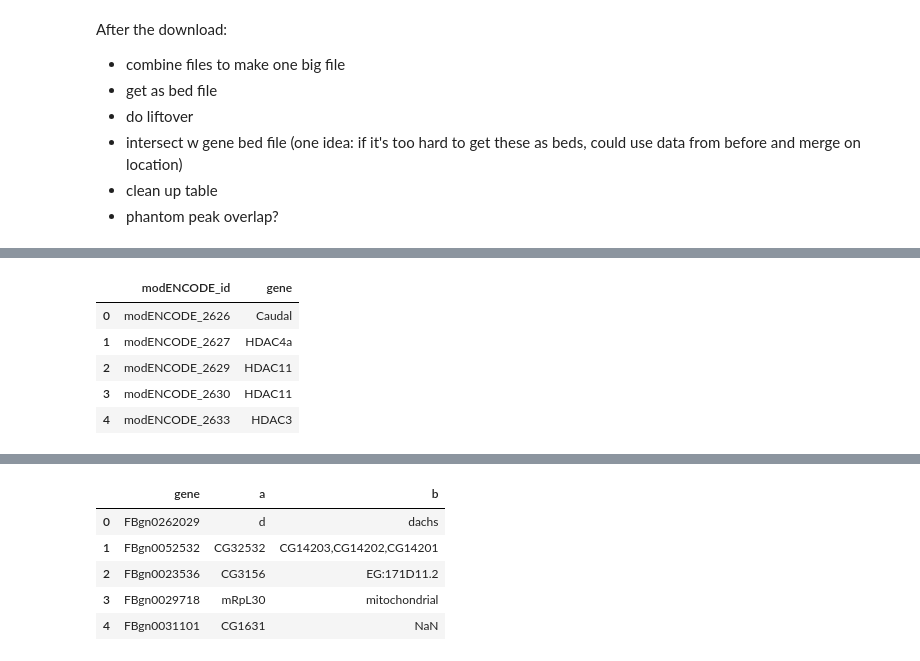
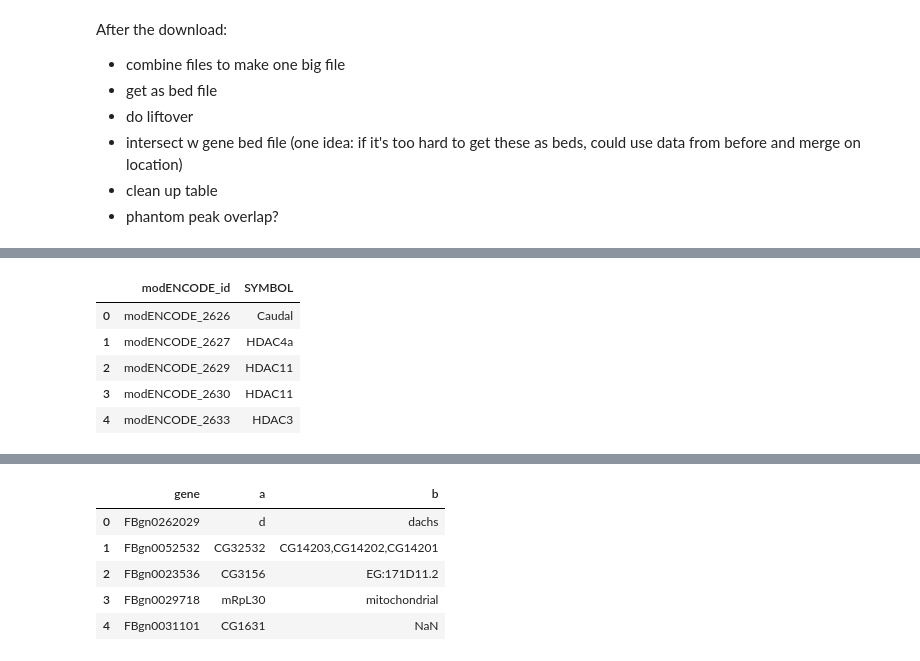
Before and after one commit to jfear/s2rnai, a Jupyter notebook: notebook/develop/2017-09-07_chipseq_from_csv.ipynb, the cells around one changed output, grey strips where cells are left out. Cells and saved outputs as stored; diff of their text form; code cells hidden in the pictures.

```diff
--- a/notebook/develop/2017-09-07_chipseq_from_csv.ipynb
+++ b/notebook/develop/2017-09-07_chipseq_from_csv.ipynb
@@ -176,10 +140,10 @@ for row in query.rows():
     table.append(newline)
 # %%
 gene_map = pd.DataFrame(table)
-gene_map.columns = ['modENCODE_id','gene']
+gene_map.columns = ['modENCODE_id','SYMBOL']
 gene_map.head()
 # %% [output]
-|  | modENCODE_id | gene |
+|  | modENCODE_id | SYMBOL |
 | 0 | modENCODE_2626 | Caudal |
 | 1 | modENCODE_2627 | HDAC4a |
 | 2 | modENCODE_2629 | HDAC11 |
```
Also changed, not shown: parts of 57 cells of this notebook.
